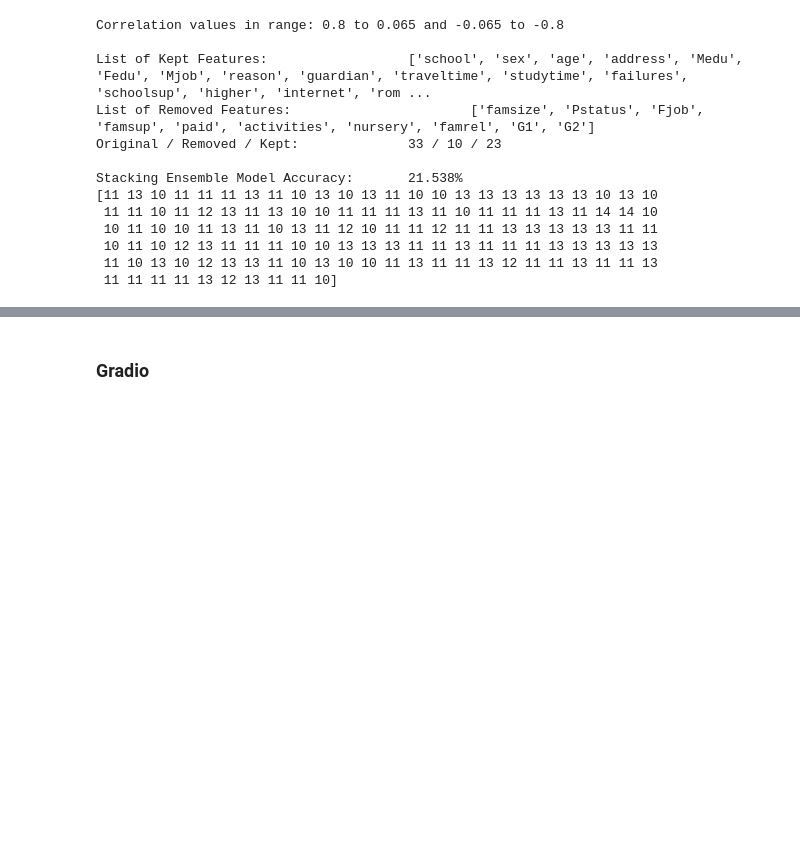
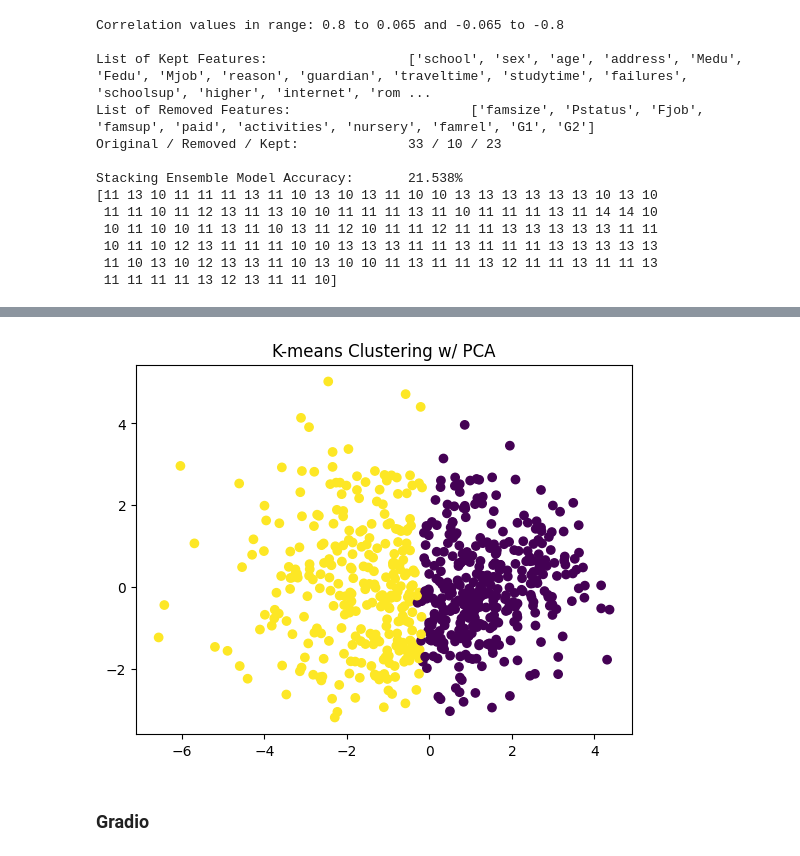
Before and after one commit to matthewkenely/ics5110, a Jupyter notebook: notebook/App.ipynb, the cells around one changed output, grey strips where cells are left out. Drawn from its saved outputs; the diff is of its cells as text; code cells hidden in the pictures; blank space fills up the shorter version.

```diff
--- a/notebook/App.ipynb
+++ b/notebook/App.ipynb
@@ -259,0 +296,10 @@ with open('../gradio/ensemble_gradio/models/stacking_ensemble_model.pkl', 'wb')
+# %%
+#From the elbow plot we can determine that the ideal no. of clusters is 2.
+optimal_clusters = 2
+cluster_df = portugese_df.copy()
+#K-Means
+with warnings.catch_warnings():
+    warnings.filterwarnings("ignore")
+    kmeans = KMeans(n_clusters=optimal_clusters, random_state=42)
+    kmeans.fit(X_scaled)
+    cluster_df['Cluster'] = kmeans.labels_
@@ -260,3 +334,13 @@ with open('../gradio/ensemble_gradio/models/stacking_ensemble_model.pkl', 'wb')
+# %%
+#Reducing the dimensionality to visualise it
+pca = PCA(n_components=2)
+X_pca = pca.fit_transform(X_scaled)
+#Plotting the PCA
+plt.scatter(X_pca[:, 0], X_pca[:, 1], c=cluster_df['Cluster'], cmap='viridis')
+plt.title('K-means Clustering w/ PCA')
+plt.show()
+# %% [output]
+[figure, added]
 # %% [markdown]
 ### **Gradio**
 # %% [markdown]
```
Also changed, not shown: parts of 9 cells of this notebook, 1 other file.
